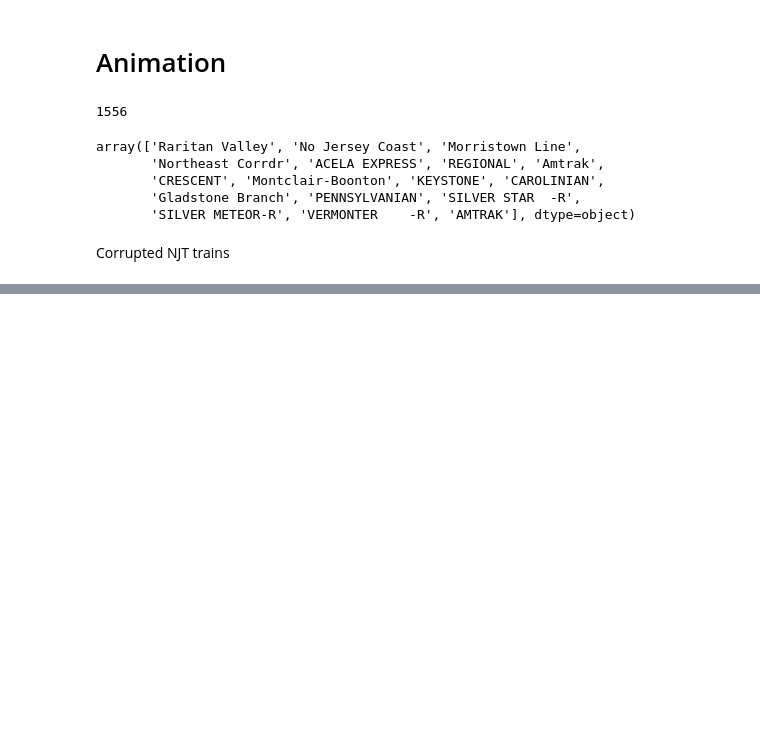
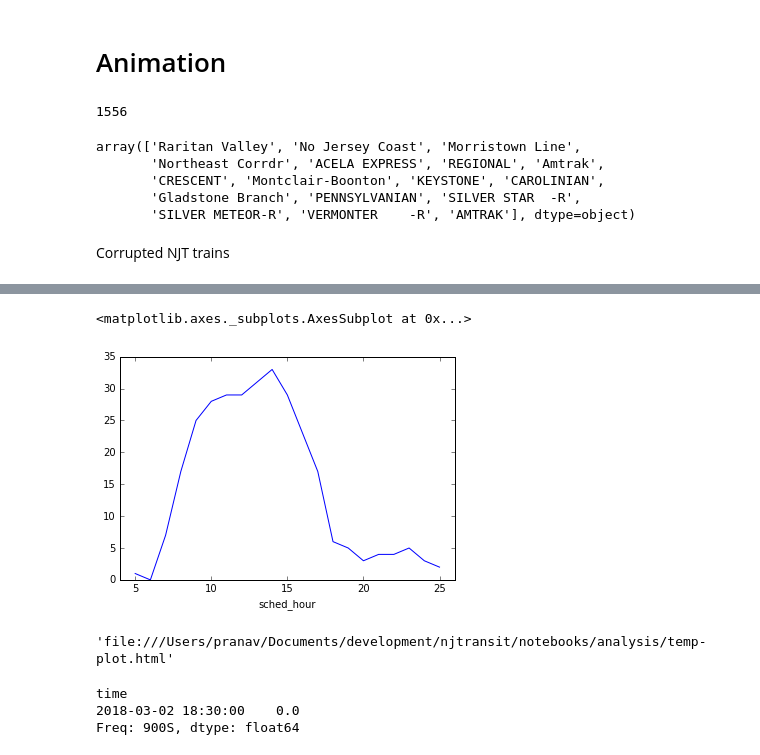
Before and after one commit to pranavbadami/njtransit, a Jupyter notebook: notebooks/analysis/case_study_0302.ipynb, the cells around one changed output, grey strips where cells are left out. Drawn from its saved outputs; the diff is of its cells as text; code cells hidden in the pictures; blank space fills up the shorter version.

```diff
--- a/notebooks/analysis/case_study_0302.ipynb
+++ b/notebooks/analysis/case_study_0302.ipynb
@@ -1006,0 +1024,5 @@ exp_df[exp_df['train_id'] == '3951']
+# %%
+(test.groupby('sched_hour').size().cumsum() - test2.groupby('sched_hour').size().cumsum()).plot()
+# %% [output]
+<matplotlib.axes._subplots.AxesSubplot at 0x...>
+[figure, added]
@@ -1006,0 +1037,72 @@ exp_df[exp_df['train_id'] == '3951']
+# %%
+trace0 = go.Scatter(
+    x = expected_reserve.index,
+    y = expected_reserve.values,
+    mode = 'lines',
+    name = 'scheduled',
+)
+trace1 = go.Scatter(
+    x = observed_reserve.index,
+    y = observed_reserve.values,
+    mode = 'lines',
+    name = 'actual',
+
+)
+layout = dict(title = 'Number of Trains Available at New York Penn Station',
+              xaxis = dict(title = 'Time of day'),
+              yaxis = dict(title = 'Number of trains'),
+              shapes = [{
+                        'type': 'line',
+                        'x0': '2018-03-02 18:30:00',
+                        'y0': 35,
+                        'x1': '2018-03-02 18:30:00',
+                        'y1': -12,
+                        'line': {
+                            'color': 'rgb(0,0,0)',
+                            'width': 2,
+                        }}],
+              annotations = [{'x': '2018-03-02 21:00:00',
+                              'y': 12,
+                              'text': "6:30 pm:<br>9 trains expected to be availabe,<br>0 trains actually available",
+                             'showarrow': False,
+                             'align': 'left'},
+                             {'x': '2018-03-02 16:45:00',
+                              'y': 13,
+                              'text': "4:00 pm - 5:00 pm:<br>queueing increases availability deficit",
+                             'showarrow': True,
+                              'ax':-5,
+                              'ay':15,
+                             'align': 'right',
+                             'xanchor':'right',
+                            'yanchor':'top'},
+                             {'x': '2018-03-02 13:30:00',
+                              'y': 26,
+                              'text': "1:00 pm - 2:00 pm:<br>initial cancellations",
+                             'showarrow': True,
+                              'ax':-5,
+                              'ay':15,
+                             'align': 'center',
+
+                            'yanchor':'top'},
+                             {'x': '2018-03-02 18:15:00',
+                              'y': 2,
+                              'text': "6:00 pm:<br>further queueing",
+                             'showarrow': True,
+                              'ax':-5,
+                              'ay':15,
+                             'align': 'right',
+                             'xanchor':'right',
+                            'yanchor':'top'}
+                        ]
+              )
+data = [trace0, trace1]
+fig = dict(data=data, layout=layout)
+plotly.offline.plot(fig)
+# %% [output]
+'file:///Users/pranav/Documents/development/njtransit/notebooks/analysis/temp-plot.html'
+# %%
+observed_reserve[observed_reserve == 0]
+# %% [output]
+time
+2018-03-02 18:30:00    0.0
+Freq: 900S, dtype: float64
```
Also changed, not shown: parts of 25 cells of this notebook, 1 other file.
